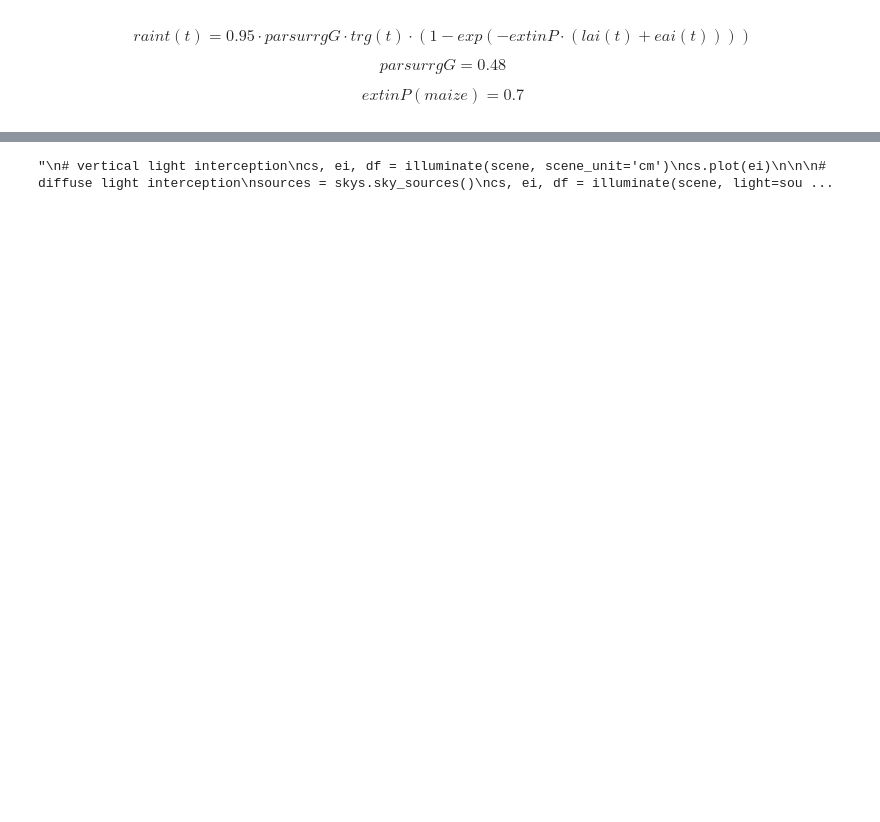
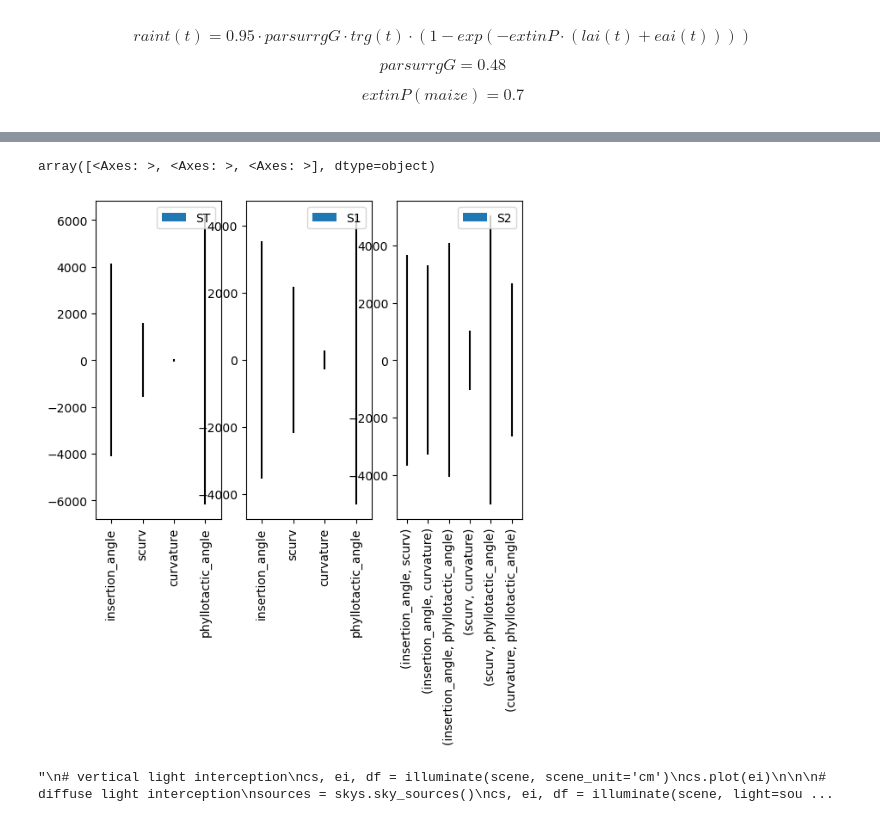
Before and after one commit to orianebro/ArchiCrop, a Jupyter notebook: tutorials/light_inter_sorghum_angles_plot.ipynb, the cells around one changed output, grey strips where cells are left out. Saved outputs shown, nothing was run; the diff lists cells and outputs as text; code cells hidden in the pictures; blank space fills up the shorter version.

```diff
--- a/tutorials/light_inter_sorghum_angles_plot.ipynb
+++ b/tutorials/light_inter_sorghum_angles_plot.ipynb
@@ -140,3 +153,34 @@ plot_extinction_coef(extinP_stics=extinP_sorghum, extinP_list=extinP_list, dates
+# %%
+from SALib.analyze import sobol
+
+problem = {
+    'num_vars': 4,
+    'names': ['insertion_angle', 'scurv', 'curvature', 'phyllotactic_angle'],
+    'bounds': [[10, 50], [0.6, 0.8], [45, 135], [130, 180]]
+}
+
+N = len(extinP_list)
+T = len(extinP_list[0])
+d = problem['num_vars']
+
+S_i = np.zeros((d, T))
+
+for t in range(T):
+    Y_t = np.array([extinP_list[i][t] for i in range(len(extinP_list))])
+    Si = sobol.analyze(problem, Y_t, print_to_console=False) # ca marche pas parce que c'est un sampling LHS et pas Saltelli
+    S_i[:, t] = Si['S1']
+
+Si.plot()
+# # S_i[i, t] = indice de Sobol du paramètre i à l'instant t
+# for i,name in enumerate(problem['names']):
+#     plt.plot(dates, S_i[i, :], label=name)
+# plt.xlabel('Dates')
+# plt.ylabel('Sobol indices')
+# plt.legend()
+# plt.show()
+# %% [output]
+array([<Axes: >, <Axes: >, <Axes: >], dtype=object)
+[figure, added]
 # %%
 """
 # vertical light interception
```
Also changed, not shown: parts of 7 cells of this notebook, 3 other files.
